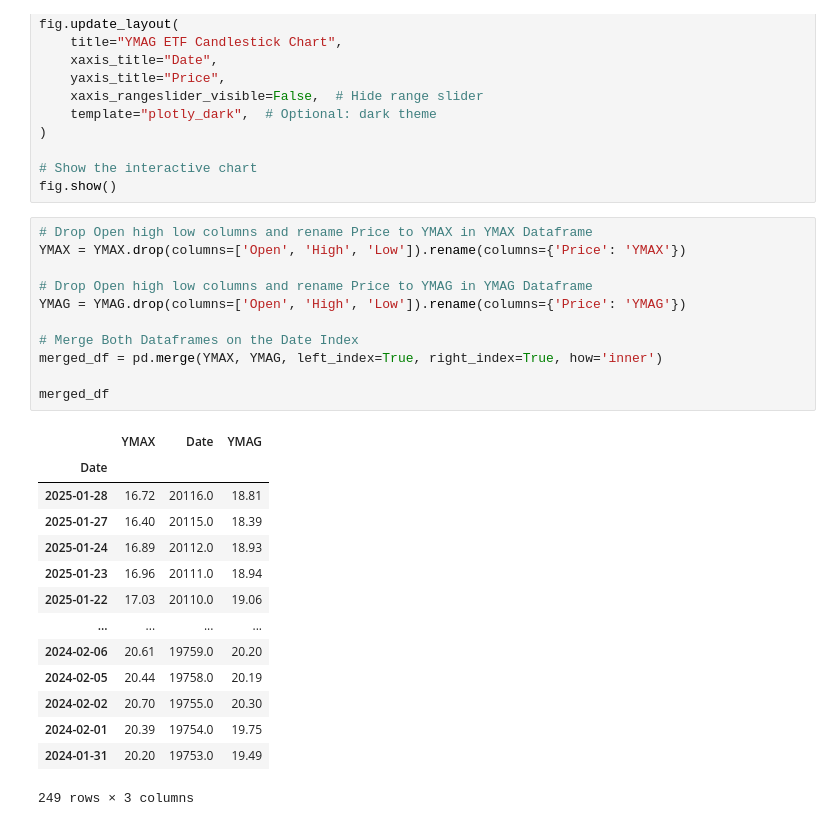
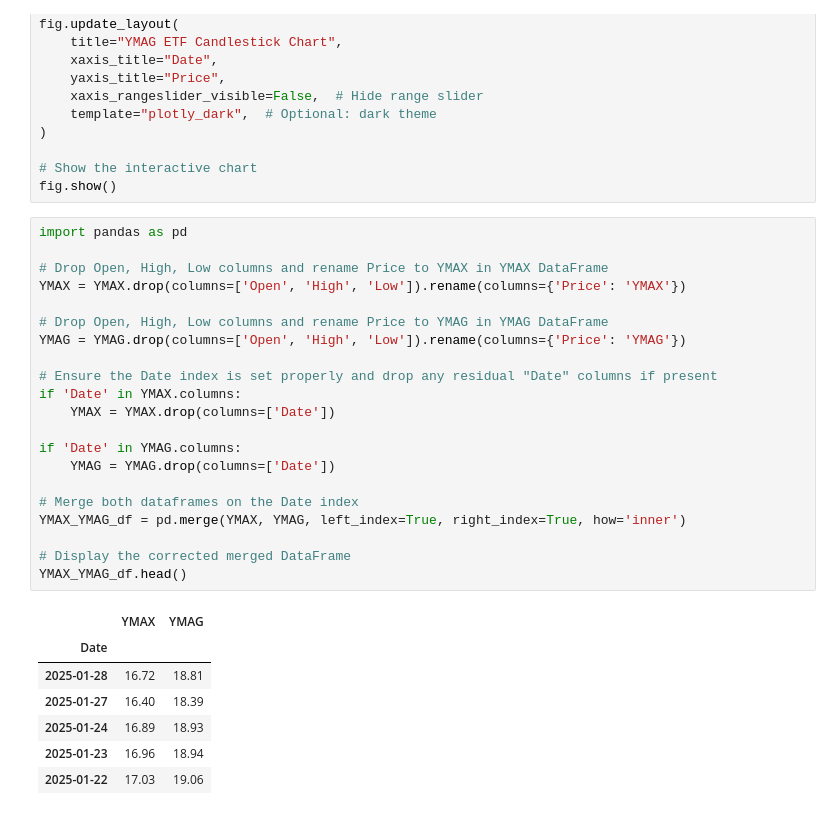
Before and after one commit to BensonMunene/Ratios-Strategy-App, a Jupyter notebook: Codes/Backtester Algorithm1.ipynb, the cells around one changed output. Saved outputs shown, nothing was run; the diff lists cells and outputs as text.

```diff
--- a/Codes/Backtester Algorithm1.ipynb
+++ b/Codes/Backtester Algorithm1.ipynb
@@ -157,28 +157,31 @@ fig.update_layout(
 # Show the interactive chart
 fig.show()
 # %%
-# Drop Open high low columns and rename Price to YMAX in YMAX Dataframe
+import pandas as pd
+
+# Drop Open, High, Low columns and rename Price to YMAX in YMAX DataFrame
 YMAX = YMAX.drop(columns=['Open', 'High', 'Low']).rename(columns={'Price': 'YMAX'})
 
-# Drop Open high low columns and rename Price to YMAG in YMAG Dataframe
+# Drop Open, High, Low columns and rename Price to YMAG in YMAG DataFrame
 YMAG = YMAG.drop(columns=['Open', 'High', 'Low']).rename(columns={'Price': 'YMAG'})
 
-# Merge Both Dataframes on the Date Index
-merged_df = pd.merge(YMAX, YMAG, left_index=True, right_index=True, how='inner')
+# Ensure the Date index is set properly and drop any residual "Date" columns if present
+if 'Date' in YMAX.columns:
+    YMAX = YMAX.drop(columns=['Date'])
 
-merged_df
+if 'Date' in YMAG.columns:
+    YMAG = YMAG.drop(columns=['Date'])
+
+# Merge both dataframes on the Date index
+YMAX_YMAG_df = pd.merge(YMAX, YMAG, left_index=True, right_index=True, how='inner')
+
+# Display the corrected merged DataFrame
+YMAX_YMAG_df.head()
 # %% [output]
-|  | YMAX | Date | YMAG |
-| Date |  |  |  |
-| 2025-01-28 | 16.72 | 20116.0 | 18.81 |
-| 2025-01-27 | 16.40 | 20115.0 | 18.39 |
-| 2025-01-24 | 16.89 | 20112.0 | 18.93 |
-| 2025-01-23 | 16.96 | 20111.0 | 18.94 |
-| 2025-01-22 | 17.03 | 20110.0 | 19.06 |
-| ... | ... | ... | ... |
-| 2024-02-06 | 20.61 | 19759.0 | 20.20 |
-| 2024-02-05 | 20.44 | 19758.0 | 20.19 |
-| 2024-02-02 | 20.70 | 19755.0 | 20.30 |
-| 2024-02-01 | 20.39 | 19754.0 | 19.75 |
-| 2024-01-31 | 20.20 | 19753.0 | 19.49 |
+|  | YMAX | YMAG |
+| Date |  |  |
+| 2025-01-28 | 16.72 | 18.81 |
+| 2025-01-27 | 16.40 | 18.39 |
+| 2025-01-24 | 16.89 | 18.93 |
+| 2025-01-23 | 16.96 | 18.94 |
+| 2025-01-22 | 17.03 | 19.06 |
-249 rows × 3 columns
```
Also changed, not shown: parts of 5 cells of this notebook.
